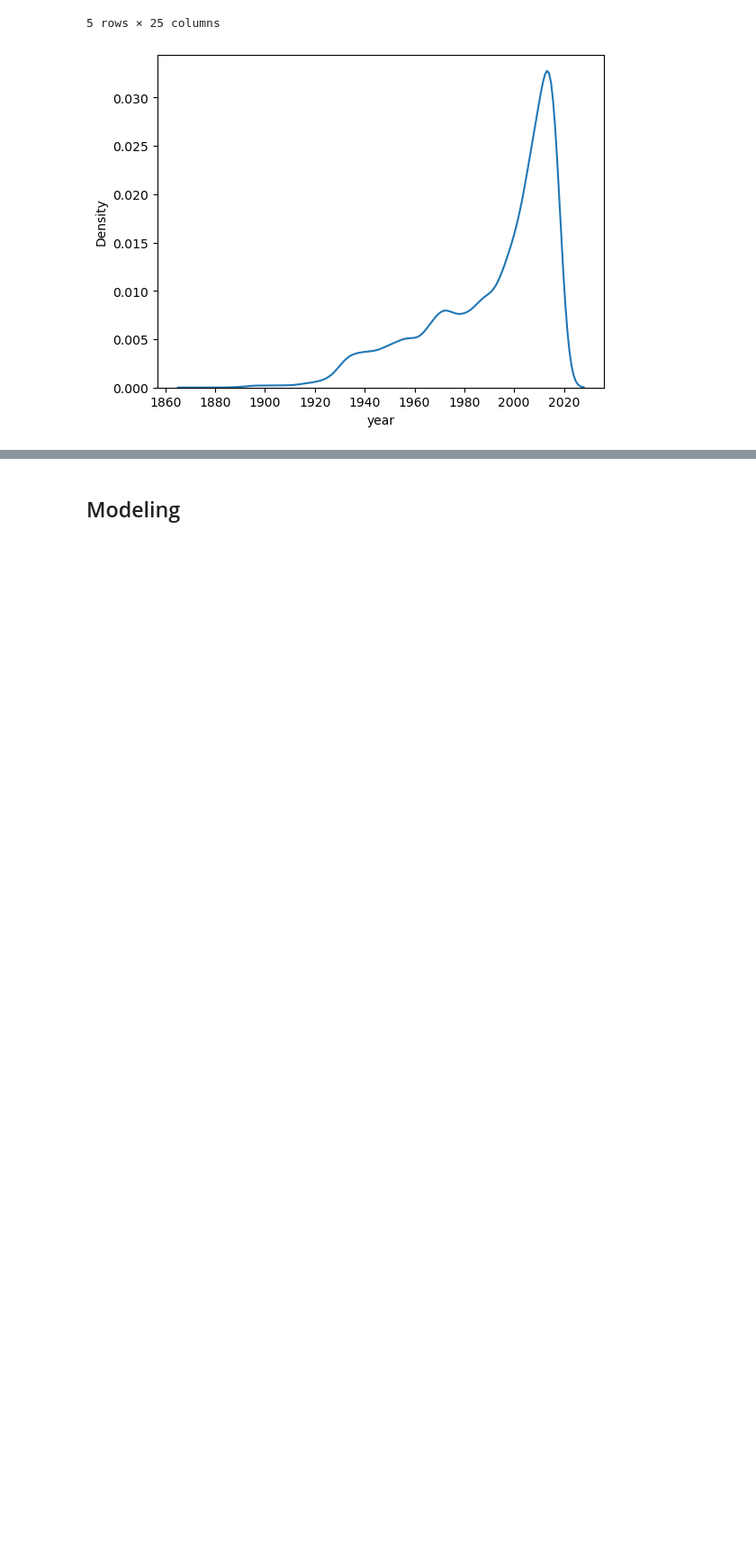
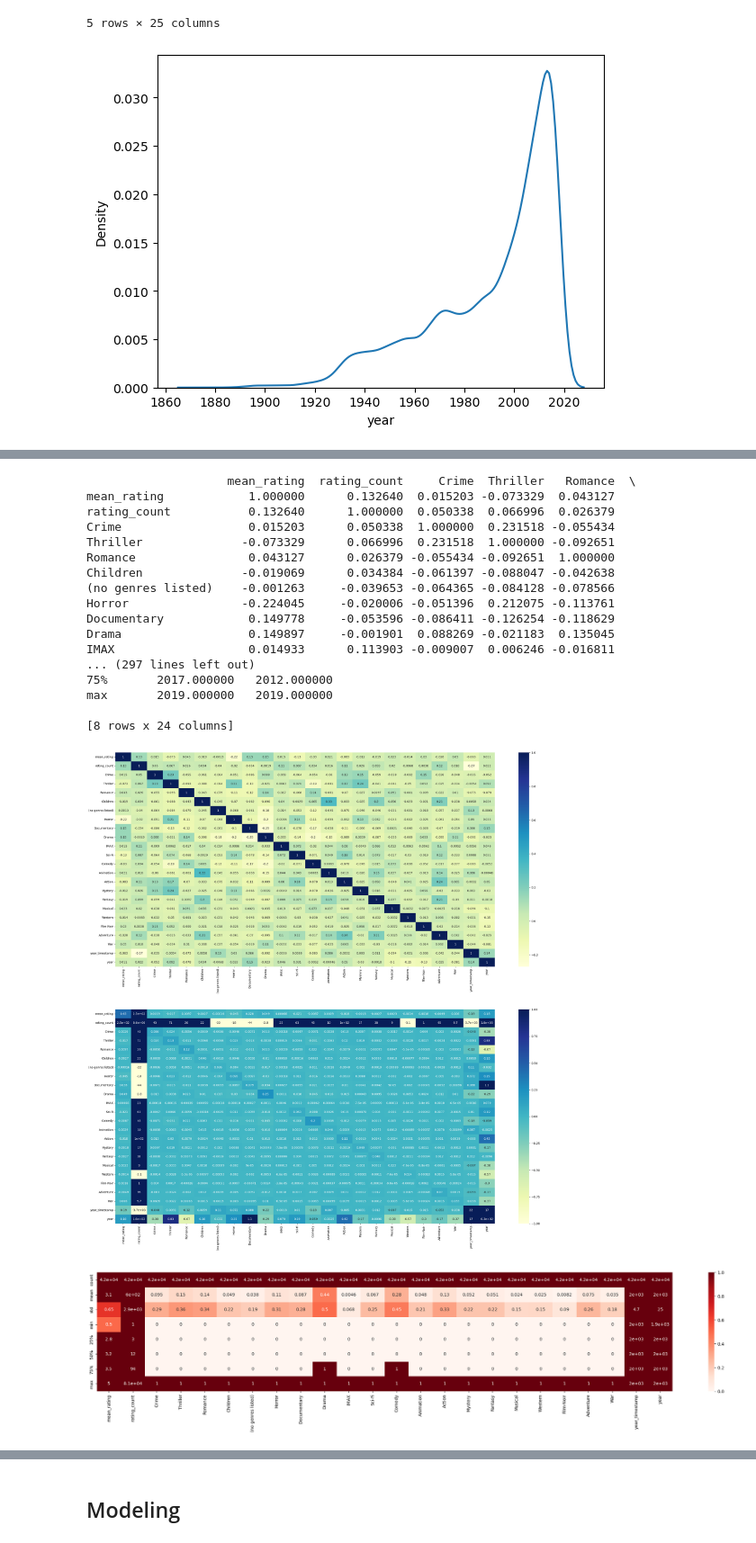
Before and after one commit to nicolopizzo/data-analytics, a Jupyter notebook: analysis.ipynb, the cells around one changed output, grey strips where cells are left out. Shown at 90% size. Cells and saved outputs as stored; diff of their text form; code cells hidden in the pictures; blank space fills up the shorter version.

```diff
--- a/analysis.ipynb
+++ b/analysis.ipynb
@@ -363,0 +342,44 @@ max       2019.000000   2019.000000
+# %%
+# compute analysis between attributes of the dataset
+corr = df.corr()
+print(corr)
+cov = df.cov()
+print(cov)
+desc = df.describe()
+print(desc)
+
+# follow examples from slides on Data Visualization (pages 6-8)
+fig, axs = plt.subplots(2, 1, figsize=(30, 30))
+# show results of correlation in a graphic way
+# Plot the heatmap of the correlation matrix
+sns.heatmap(corr, annot=True, cmap="YlGnBu", ax=axs[0])
+# show results of covariance in a graphic way
+# Plot the heatmap of the covariance matrix
+sns.heatmap(cov, annot=True, cmap="YlGnBu", ax=axs[1], vmax=1, vmin=-1)
+
+plt.show()
+
+# Plot the table
+plt.figure(figsize=(30, 5))
+sns.heatmap(desc, annot=True, cmap='Reds', vmax=1, vmin=0)
+plt.show()
+# %% [output]
+                    mean_rating  rating_count     Crime  Thriller   Romance  \
+mean_rating            1.000000      0.132640  0.015203 -0.073329  0.043127
+rating_count           0.132640      1.000000  0.050338  0.066996  0.026379
+Crime                  0.015203      0.050338  1.000000  0.231518 -0.055434
+Thriller              -0.073329      0.066996  0.231518  1.000000 -0.092651
+Romance                0.043127      0.026379 -0.055434 -0.092651  1.000000
+Children              -0.019069      0.034384 -0.061397 -0.088047 -0.042638
+(no genres listed)    -0.001263     -0.039653 -0.064365 -0.084128 -0.078566
+Horror                -0.224045     -0.020006 -0.051396  0.212075 -0.113761
+Documentary            0.149778     -0.053596 -0.086411 -0.126254 -0.118629
+Drama                  0.149897     -0.001901  0.088269 -0.021183  0.135045
+IMAX                   0.014933      0.113903 -0.009007  0.006246 -0.016811
+... (297 lines left out)
+75%       2017.000000   2012.000000
+max       2019.000000   2019.000000
+
+[8 rows x 24 columns]
+[figure, added]
+[figure, added]
```
Also changed, not shown: parts of 23 cells of this notebook.
